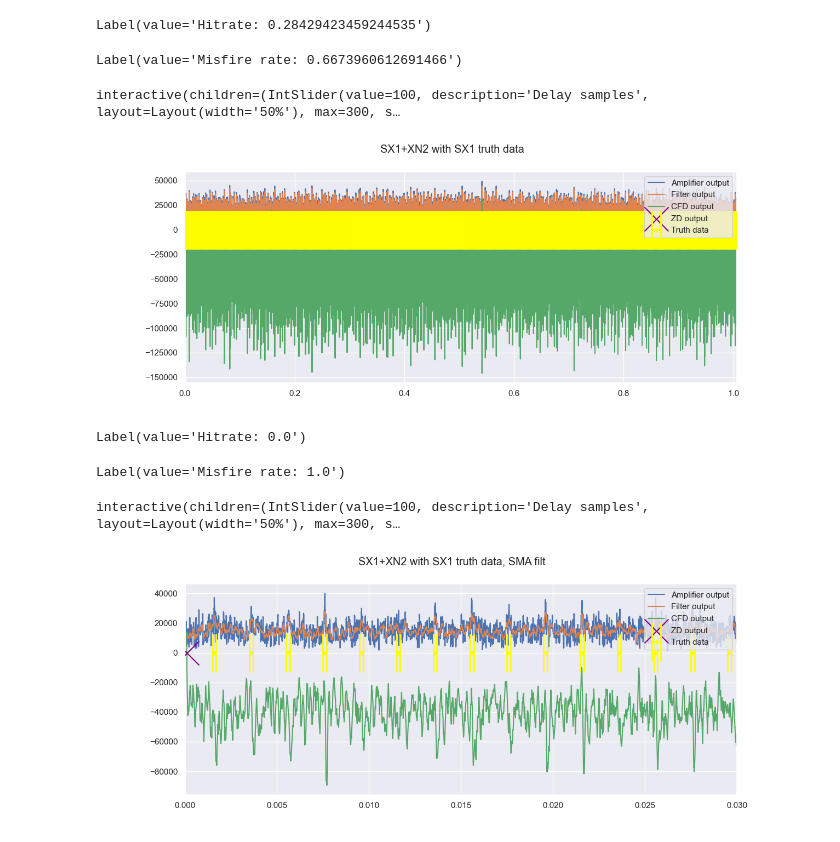
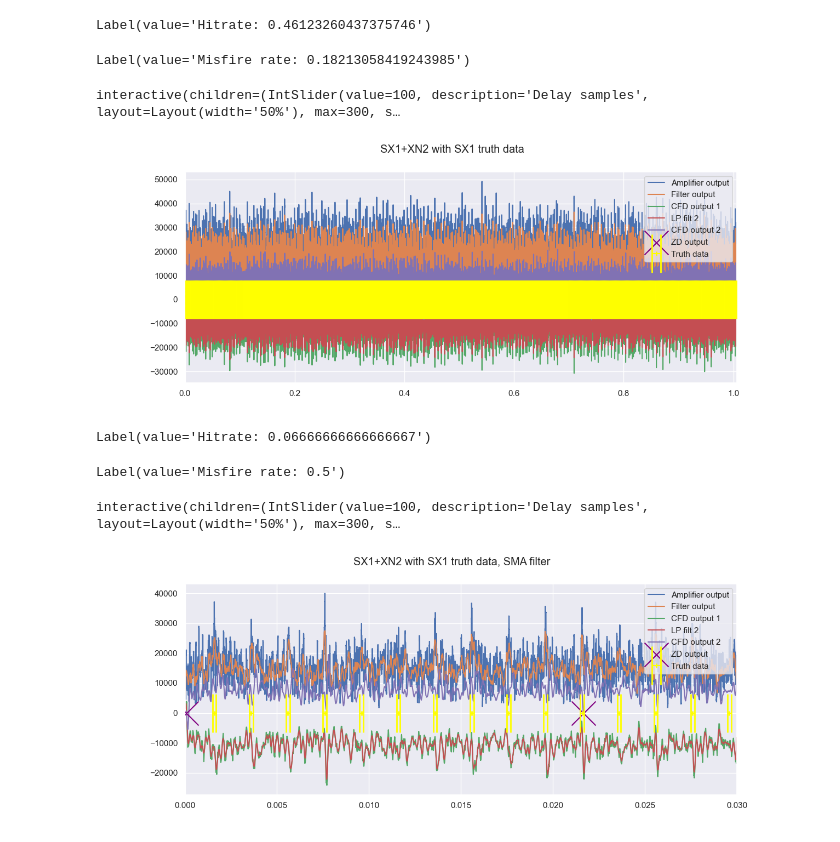
Before and after one commit to roysiu-gh/qtnm-trigger-cfd, a Jupyter notebook: analysis/visualisation.ipynb, the cells around one changed output. Cells and saved outputs as stored; diff of their text form; code cells hidden in the pictures.

```diff
--- a/analysis/visualisation.ipynb
+++ b/analysis/visualisation.ipynb
@@ -52,29 +57,32 @@ interactive(children=(IntSlider(value=100, description='Delay samples', layout=L
 # %%
 image2 = InteractiveTrigger(
         *data["SX1+XN2"],
         truth_data = SX1_truth_data,
+        inv_frac = 3,
+        filter_alg = lp_filter_iir_wrapper(DECAY_FULL_POWER=10, DECAY_PART=990),
         title = "SX1+XN2 with SX1 truth data",
+        tolerance = 300e-6,
     )
 image2.show()
 # %% [output]
-Label(value='Hitrate: 0.28429423459244535')
+Label(value='Hitrate: 0.46123260437375746')
-Label(value='Misfire rate: 0.6673960612691466')
+Label(value='Misfire rate: 0.18213058419243985')
 interactive(children=(IntSlider(value=100, description='Delay samples', layout=Layout(width='50%'), max=300, s…
-[figure, old version]
+[figure, new version]
 # %%
 image2_2 = InteractiveTrigger(
         *data["SX1+XN2"],
         truth_data = SX1_truth_data,
         filter_alg=sma,
-        title = "SX1+XN2 with SX1 truth data, SMA filt",
+        title = "SX1+XN2 with SX1 truth data, SMA filter",
         slice_end = 30_000,
     )
 image2_2.show()
 # %% [output]
-Label(value='Hitrate: 0.0')
+Label(value='Hitrate: 0.06666666666666667')
-Label(value='Misfire rate: 1.0')
+Label(value='Misfire rate: 0.5')
 interactive(children=(IntSlider(value=100, description='Delay samples', layout=Layout(width='50%'), max=300, s…
-[figure, old version]
+[figure, new version]
 # %%
 image2_3 = InteractiveTrigger(
         *data["SX1+XN2"],
```
Also changed, not shown: parts of 5 cells of this notebook, 4 other files.
